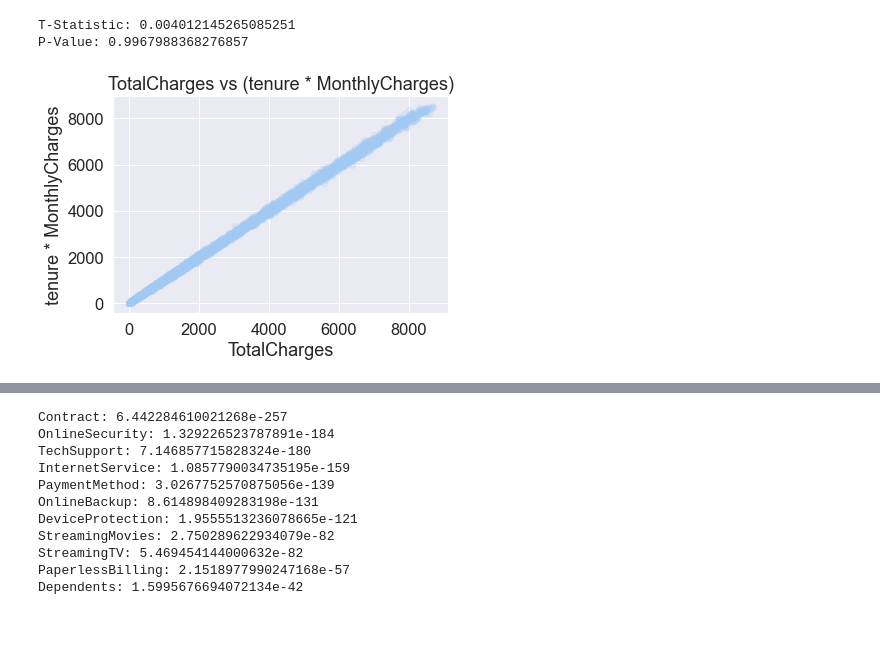
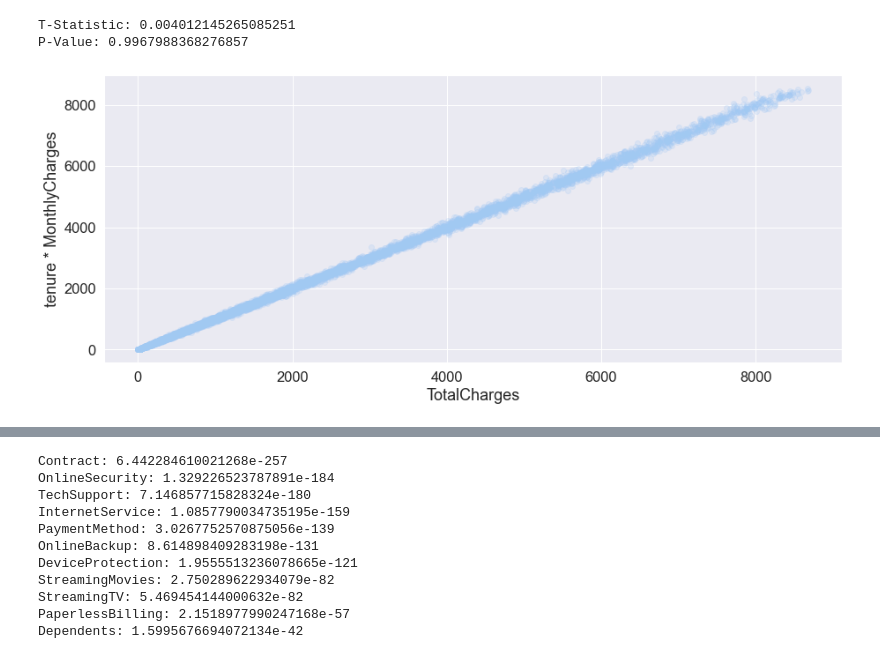
Before and after one commit to BanasiakB/DataMining, a Jupyter notebook: O3_DataMiningEDA.ipynb, the cells around one changed output, grey strips where cells are left out. Cells and saved outputs as stored; diff of their text form; code cells hidden in the pictures; blank space fills up the shorter version.

Commit message:
add additional plots

```diff
--- a/O3_DataMiningEDA.ipynb
+++ b/O3_DataMiningEDA.ipynb
@@ -16,6 +16,8 @@ from sklearn.metrics import confusion_matrix
 sns.set(font_scale=1.5)
 sns.set_style("darkgrid")
 sns.set_palette("pastel")
+# %%
+plt.rcParams["figure.figsize"] = [15, 6]
 # %%
 data = pd.read_csv("WA_Fn-UseC_-Telco-Customer-Churn.csv")
 # %%
@@ -409,11 +396,13 @@ print(f"P-Value: {p_value}")
 # %% [output]
 T-Statistic: 0.004012145265085251
 P-Value: 0.9967988368276857
+# %%
+plt.rcParams["figure.figsize"] = [15, 6]
 # %%
 plt.scatter(data["TotalCharges"], data["tenure"] * data["MonthlyCharges"], alpha=0.2)
 plt.xlabel("TotalCharges")
 plt.ylabel("tenure * MonthlyCharges")
-plt.title("TotalCharges vs (tenure * MonthlyCharges)")
+#  plt.title("TotalCharges vs (tenure * MonthlyCharges)")
 plt.savefig("images/correlation_TotalCharges_Monthly_Charges.pdf")
 # %% [output]
-[figure, old version]
+[figure, new version]
```
Also changed, not shown: parts of 40 cells of this notebook, 12 other files.
